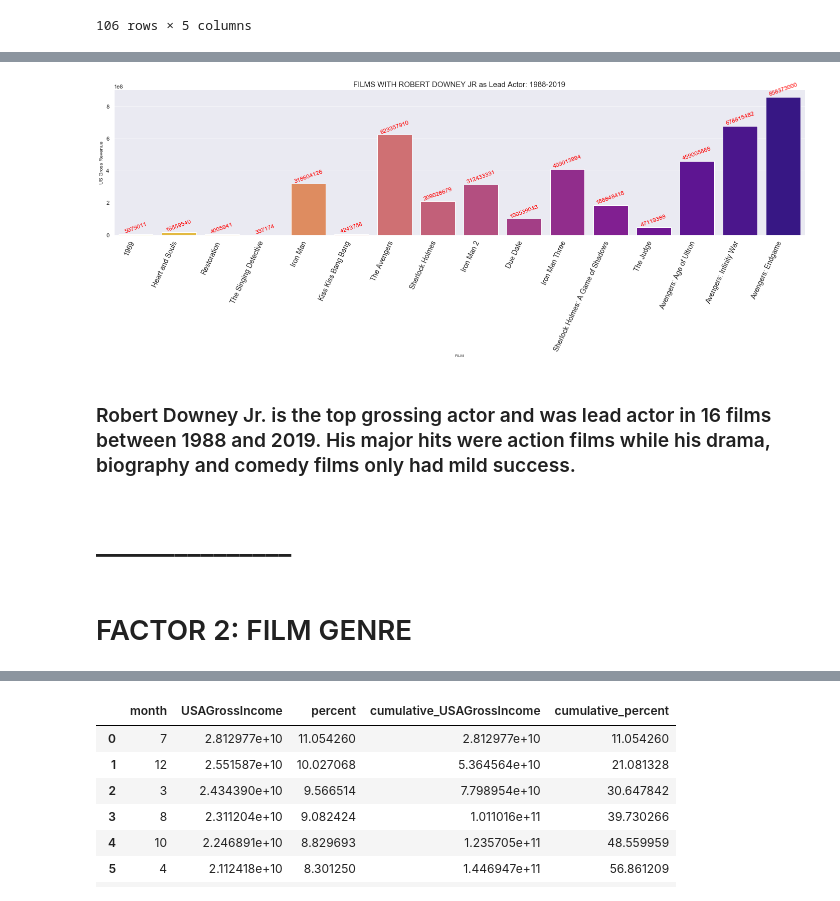
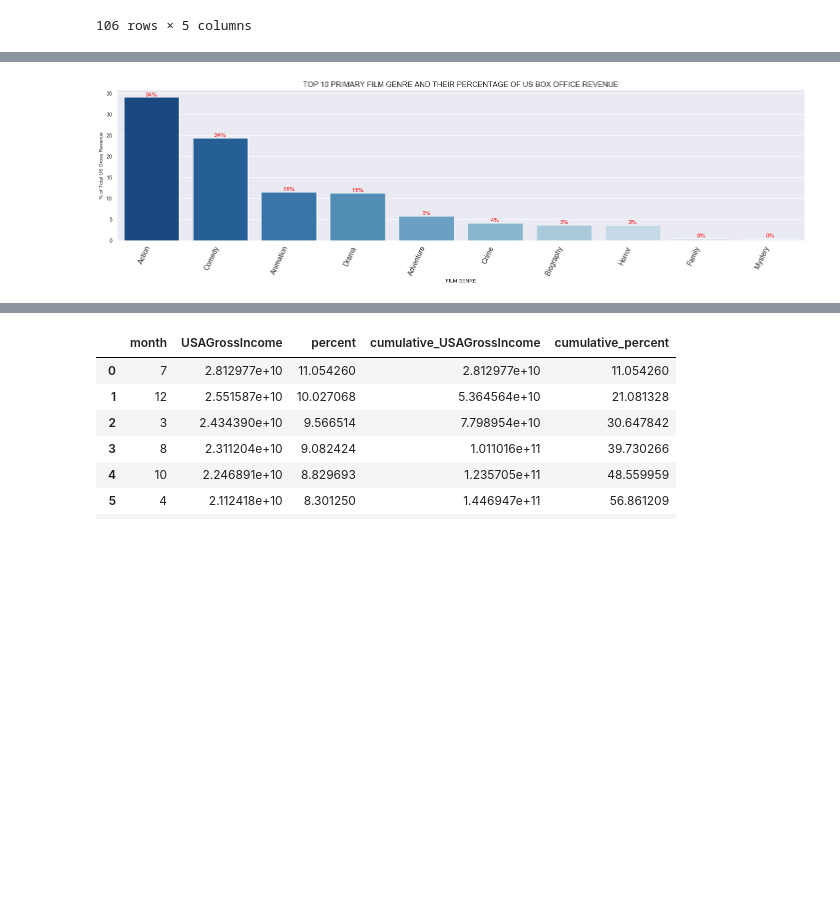
Before and after one commit to srobertson80/USMovies, a Jupyter notebook: Movies.ipynb, the cells around one changed output, grey strips where cells are left out. Saved outputs shown, nothing was run; the diff lists cells and outputs as text; code cells hidden in the pictures; blank space fills up the shorter version.

```diff
--- a/Movies.ipynb
+++ b/Movies.ipynb
@@ -382,7 +619,7 @@ None
 # %%
 # 2. Filter USMoviesDf to a new df called USMoviesDf2 with preferred columns
-filt =['year','month','title','1stWriter','1stDirector','1stLanguage','lead_country','lead_actor','genre1','1stProdCo','description','duration','UsersReviews',
-       'CriticsReviews','avg_vote','AvgVoteClass','budget','USAGrossIncome']
+filt =['year','decade','month','title','Writer1','Writer1Class','Director1','Director1Class','lead_actor','LeadActorClass','genre1','genre1Class','duration','UsersReviews',
+       'CriticsReviews','avg_vote','AvgVoteClass','budget','BudgetClass','USAGrossIncome', 'RevenueClass']
 USMoviesDf2 = USMoviesDf[filt]
-USMoviesDf2.tail()
+USMoviesDf2.tail(2)
 # %% [output]
@@ -395,5 +629,0 @@ USMoviesDf2.tail()
-# %%
-#add a new column category called RevenueClass next to USAGrossIncome
-category = pd.cut(USMoviesDf2.USAGrossIncome,bins=[0,1000000.0,100000000.0,250000000.0,500000000.0,1000000000000.0],labels=['<=$1M','<=$100M','<=$250','<=$500M','>$500M'])
-USMoviesDf2.insert(18,'RevenueClass',category)
-USMoviesDf2.tail(2)
@@ -404,5 +629,0 @@ USMoviesDf2.tail(2)
-# %%
-#add a new column category next to budget based on budget levels
-category1 = pd.cut(USMoviesDf2.budget,bins=[0,1000000.0,100000000.0,250000000.0,500000000.0,1000000000000.0],labels=['<=$1M','<=$100M','<=$250','<=$500M','>$500M'])
-USMoviesDf2.insert(17,'BudgetClass',category1)
-USMoviesDf2.head(2)
@@ -425,0 +666,4 @@ USMoviesDf2.describe()
+# %%
+# Convert columns to string and fill NaN with '-'
+USMoviesDf2['BudgetClass']=USMoviesDf2['BudgetClass'].astype(str).fillna('0')
+USMoviesDf2['RevenueClass']=USMoviesDf2['RevenueClass'].astype(str).fillna('0')
@@ -594,25 +919,18 @@ RDJr
 # %%
-
-sns.catplot(x="title", y="USAGrossIncome", kind='bar', height=5, aspect=4, palette="plasma_r", data=RDJr)
+sns.catplot(x="genre1", y="percent", kind='bar', height=5, aspect=4, palette="Blues_r", data=Genre1_Rev.iloc[0:10])
 plt.xticks(rotation=65, horizontalalignment='right', fontsize=14)
-plt.title('FILMS WITH ROBERT DOWNEY JR as Lead Actor: 1988-2019', fontsize=15)
-plt.xlabel('FILM', fontsize=8)
-plt.ylabel('US Gross Revenue', fontsize=10)
+plt.title('TOP 10 PRIMARY FILM GENRE AND THEIR PERCENTAGE OF US BOX OFFICE REVENUE', fontsize=15)
+plt.xlabel('FILM GENRE', fontsize=10)
+plt.ylabel('% of Total US Gross Revenue', fontsize=10)
 
 # Get current axis on current figure
 ax = plt.gca()
 
-# Iterate through the list of axes' patches--adding annotation to bars
+# Iterate through the list of axes' patches
 for p in ax.patches:
-    ax.text(p.get_x() + p.get_width()/2., p.get_height(), '%d' % int(p.get_height()),
-            fontsize=12, color='red', ha='center', va='bottom', rotation=20)
+    ax.text(p.get_x() + p.get_width()/2., p.get_height(), '%d' % int(p.get_height()) + "%",
+            fontsize=12, color='red', ha='center', va='bottom')
 
 plt.show()
 # %% [output]
-[figure, old version]
+[figure, new version]
-# %% [markdown]
-### Robert Downey Jr. is the top grossing actor and was lead actor in 16 films between 1988 and 2019.  His major hits were action films while his drama, biography and comedy films only had mild success.
-# %% [markdown]
-# _______________
-# %% [markdown]
-# FACTOR 2: FILM GENRE
```
Also changed, not shown: parts of 147 cells of this notebook.
